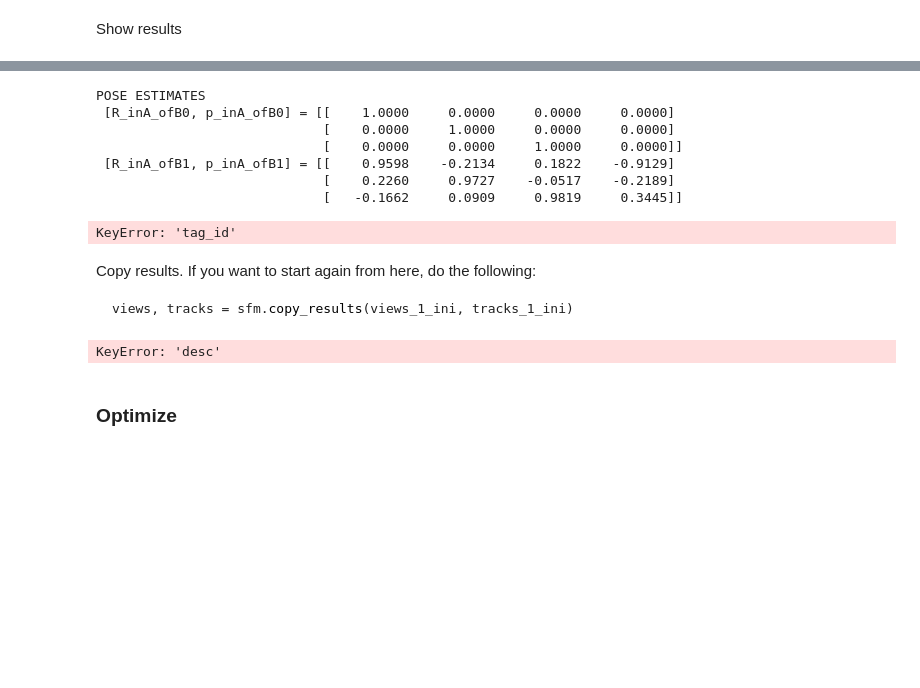
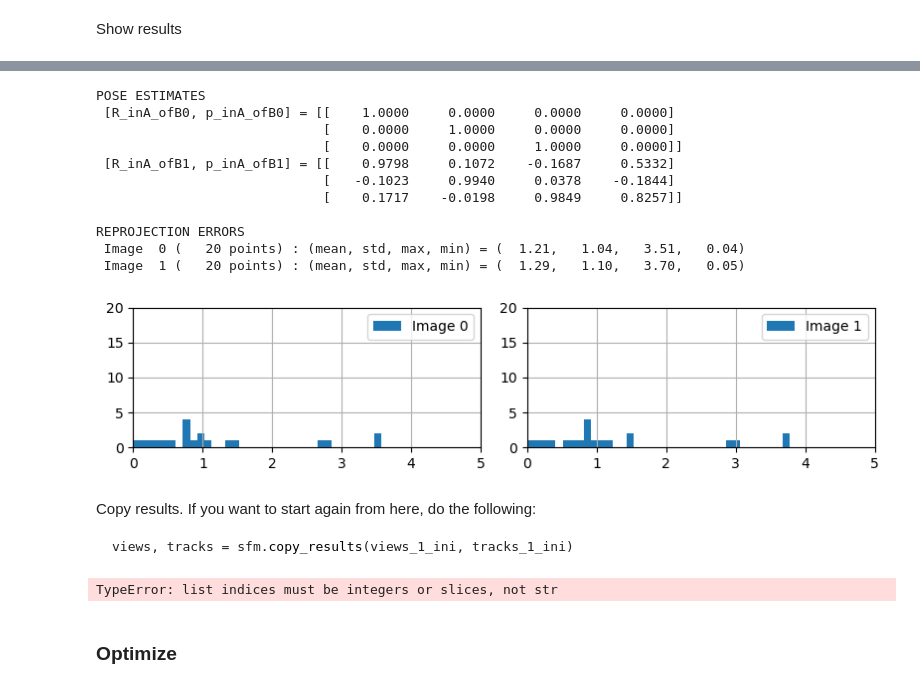
Before and after one commit to samHince/Air-to-air-3dv, a Jupyter notebook: air-to-air-tags-only.ipynb, the cells around one changed output, grey strips where cells are left out. Drawn from its saved outputs; the diff is of its cells as text; code cells hidden in the pictures; blank space fills up the shorter version.

````diff
--- a/air-to-air-tags-only.ipynb
+++ b/air-to-air-tags-only.ipynb
@@ -481,14 +481,18 @@ importlib.reload(sfm)
 # %%
-sfm.show_results2(views, tracks_tags, K)
+sfm.show_results(views, tracks_tags, K)
 # %% [output]
 POSE ESTIMATES
  [R_inA_ofB0, p_inA_ofB0] = [[    1.0000     0.0000     0.0000     0.0000]
                              [    0.0000     1.0000     0.0000     0.0000]
                              [    0.0000     0.0000     1.0000     0.0000]]
- [R_inA_ofB1, p_inA_ofB1] = [[    0.9598    -0.2134     0.1822    -0.9129]
-                             [    0.2260     0.9727    -0.0517    -0.2189]
-                             [   -0.1662     0.0909     0.9819     0.3445]]
+ [R_inA_ofB1, p_inA_ofB1] = [[    0.9798     0.1072    -0.1687     0.5332]
+                             [   -0.1023     0.9940     0.0378    -0.1844]
+                             [    0.1717    -0.0198     0.9849     0.8257]]
+
+REPROJECTION ERRORS
+ Image  0 (   20 points) : (mean, std, max, min) = (  1.21,   1.04,   3.51,   0.04)
+ Image  1 (   20 points) : (mean, std, max, min) = (  1.29,   1.10,   3.70,   0.05)
-KeyError: 'tag_id'
+[figure, added]
 # %% [markdown]
 Copy results. If you want to start again from here, do the following:
 
@@ -496,12 +500,13 @@ Copy results. If you want to start again from here, do the following:
 views, tracks = sfm.copy_results(views_1_ini, tracks_1_ini)
 ```
 # %%
-views_save = views
-tracks_tags_save = tracks_tags
+#views_save = views
+#tracks_tags_save = tracks_tags
+
 
 views_1_ini, tracks_tags_1_ini = sfm.copy_results(views, tracks_tags)
 # %% [output]
-KeyError: 'desc'
+TypeError: list indices must be integers or slices, not str
 # %% [markdown]
 ### Optimize
 # %% [markdown]
````
Also changed, not shown: parts of 27 cells of this notebook, 2 other files.
